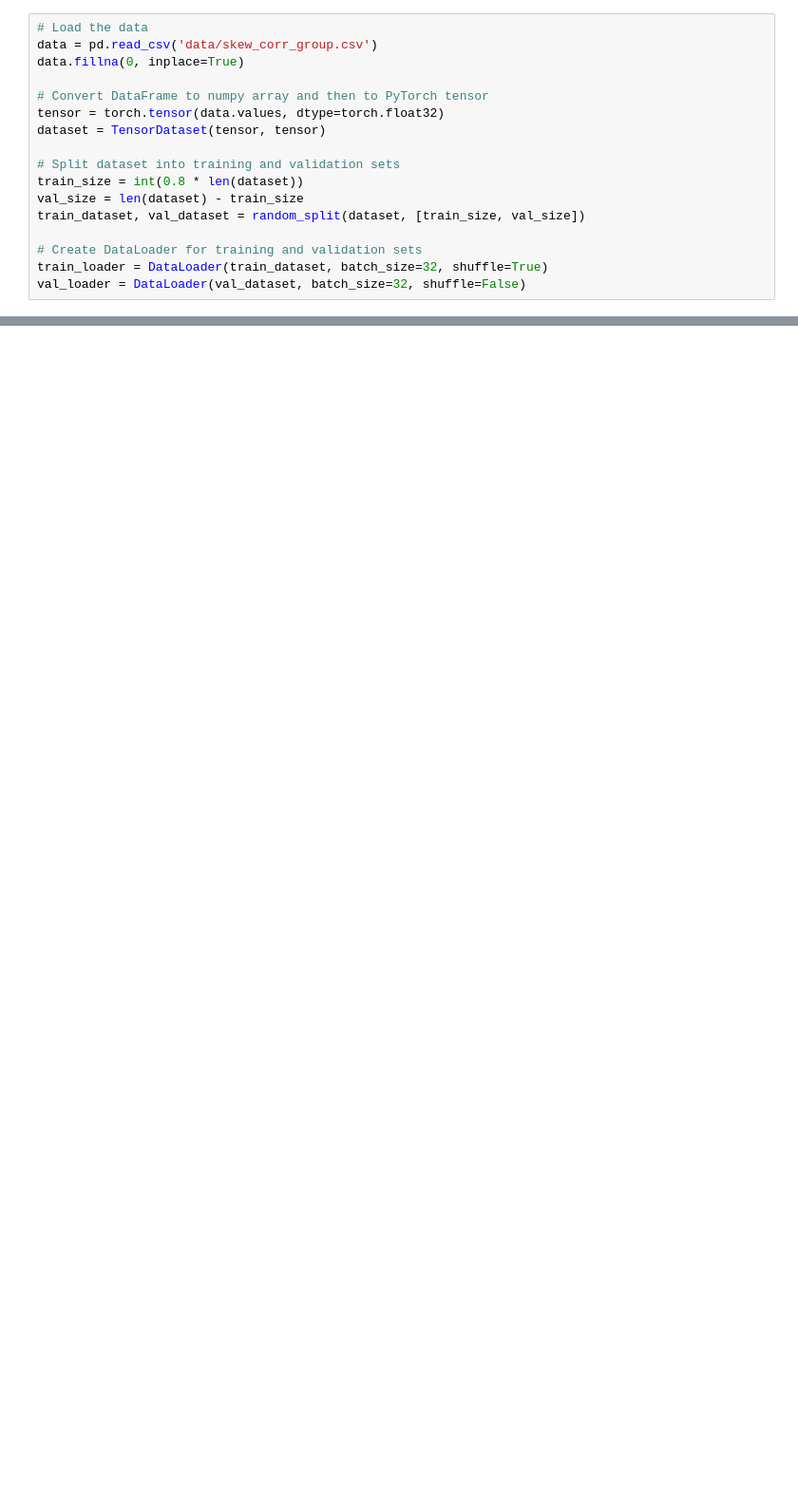
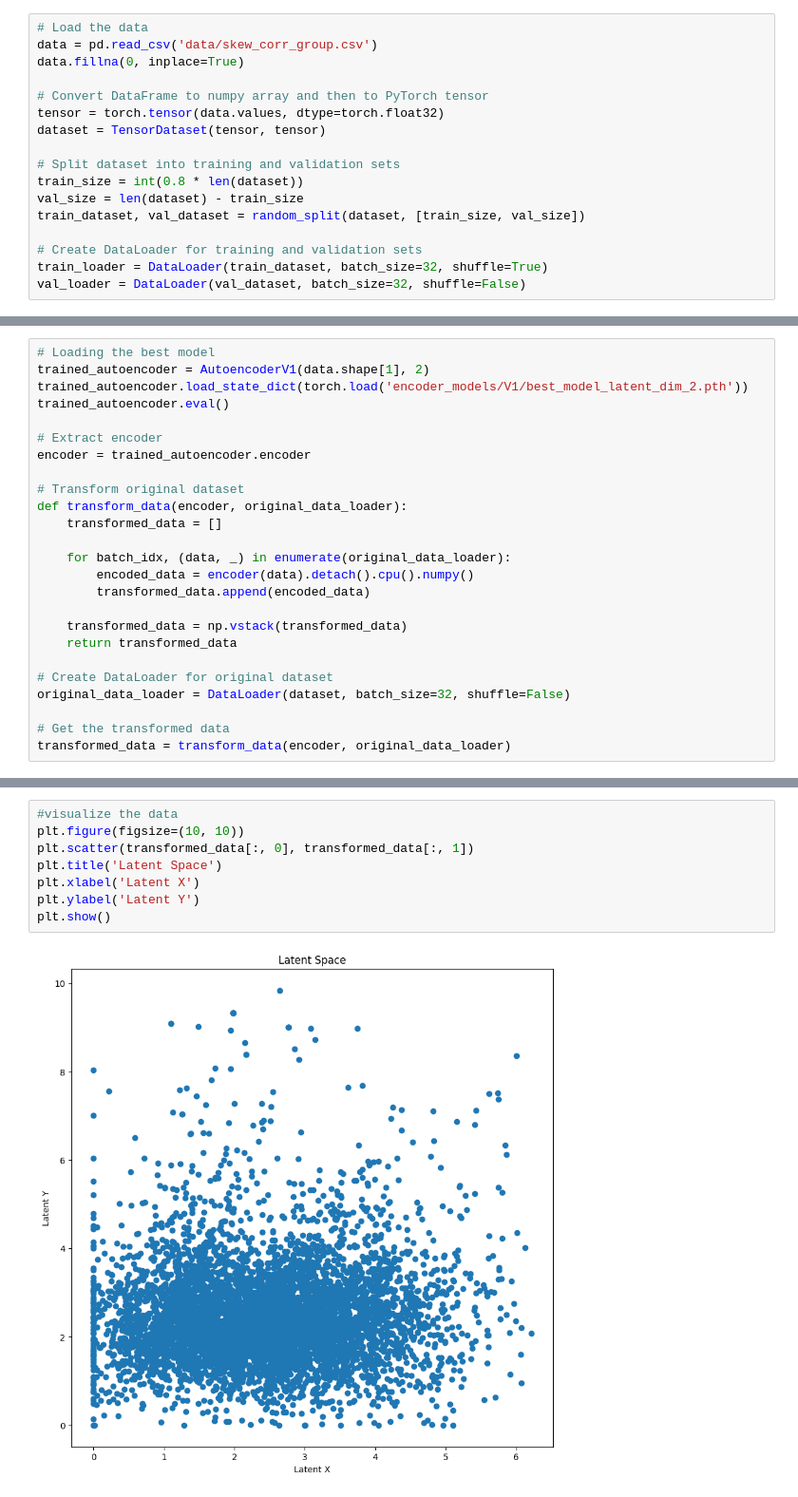
Before and after one commit to leothesouthafrican/PLR, a Jupyter notebook: Leo/dim_reduction.ipynb, the cells around one changed output, grey strips where cells are left out. Shown at 95% size. Cells and saved outputs as stored; diff of their text form; blank space fills up the shorter version.

```diff
--- a/Leo/dim_reduction.ipynb
+++ b/Leo/dim_reduction.ipynb
@@ -169,0 +201,25 @@ wandb.finish()
+# %%
+# Loading the best model
+trained_autoencoder = AutoencoderV1(data.shape[1], 2)
+trained_autoencoder.load_state_dict(torch.load('encoder_models/V1/best_model_latent_dim_2.pth'))
+trained_autoencoder.eval()
+
+# Extract encoder
+encoder = trained_autoencoder.encoder
+
+# Transform original dataset
+def transform_data(encoder, original_data_loader):
+    transformed_data = []
+
+    for batch_idx, (data, _) in enumerate(original_data_loader):
+        encoded_data = encoder(data).detach().cpu().numpy()
+        transformed_data.append(encoded_data)
+
+    transformed_data = np.vstack(transformed_data)
+    return transformed_data
+
+# Create DataLoader for original dataset
+original_data_loader = DataLoader(dataset, batch_size=32, shuffle=False)
+
+# Get the transformed data
+transformed_data = transform_data(encoder, original_data_loader)
@@ -169,0 +230,10 @@ wandb.finish()
+# %%
+#visualize the data
+plt.figure(figsize=(10, 10))
+plt.scatter(transformed_data[:, 0], transformed_data[:, 1])
+plt.title('Latent Space')
+plt.xlabel('Latent X')
+plt.ylabel('Latent Y')
+plt.show()
+# %% [output]
+[figure, added]
```
Also changed, not shown: parts of 9 cells of this notebook, 14 other files.
